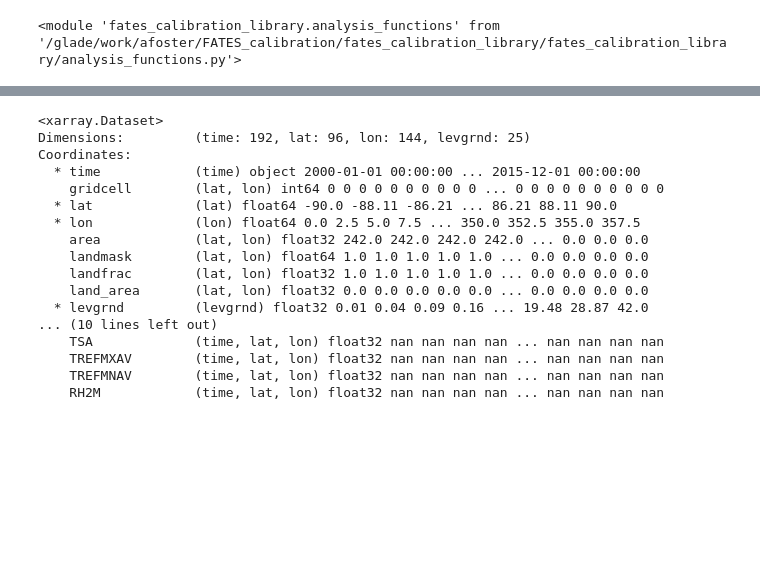
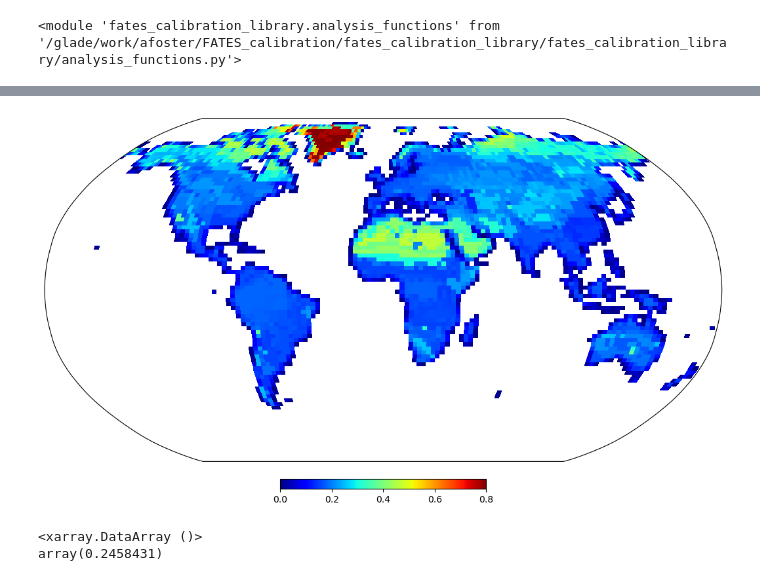
Before and after one commit to adrifoster/fates_calibration_library, a Jupyter notebook: notebooks/Untitled.ipynb, the cells around one changed output, grey strips where cells are left out. Cells and saved outputs as stored; diff of their text form; code cells hidden in the pictures; blank space fills up the shorter version.

```diff
--- a/notebooks/Untitled.ipynb
+++ b/notebooks/Untitled.ipynb
@@ -89,0 +101,25 @@ fates_gswp3 = analysis.post_process_ds(fates_gswp3_dir, fates_vars, whittaker_ds
+# %%
+def quick_map(dat, cmap, vmin=None, vmax=None):
+    figure, ax = plt.subplots(
+        1,
+        1,
+        figsize=(13, 6),
+        subplot_kw=dict(projection=ccrs.Robinson()),
+        layout="compressed",
+    )
+   # ax.coastlines()
+   # ax.add_feature(
+   #     cfeature.NaturalEarthFeature("physical", "ocean", "110m", facecolor="gray")
+   # )
+    # plot the color mesh
+    pcm = ax.pcolormesh(
+        dat.lon,
+        dat.lat,
+        dat,
+        transform=ccrs.PlateCarree(),
+        shading="auto",
+        cmap=cmap,
+        vmin=vmin,
+        vmax=vmax,
+    )
+    cbar = figure.colorbar(pcm, ax=ax, fraction=0.03, orientation="horizontal")
@@ -136,20 +137,0 @@ crujra.to_netcdf(os.path.join(out_dir, 'hist_crujra', 'crujra_hist.nc'))
-# %%
-crujra
-# %% [output]
-<xarray.Dataset>
-Dimensions:         (time: 192, lat: 96, lon: 144, levgrnd: 25)
-Coordinates:
-  * time            (time) object 2000-01-01 00:00:00 ... 2015-12-01 00:00:00
-    gridcell        (lat, lon) int64 0 0 0 0 0 0 0 0 0 0 ... 0 0 0 0 0 0 0 0 0 0
-  * lat             (lat) float64 -90.0 -88.11 -86.21 ... 86.21 88.11 90.0
-  * lon             (lon) float64 0.0 2.5 5.0 7.5 ... 350.0 352.5 355.0 357.5
-    area            (lat, lon) float32 242.0 242.0 242.0 242.0 ... 0.0 0.0 0.0
-    landmask        (lat, lon) float64 1.0 1.0 1.0 1.0 1.0 ... 0.0 0.0 0.0 0.0
-    landfrac        (lat, lon) float32 1.0 1.0 1.0 1.0 1.0 ... 0.0 0.0 0.0 0.0
-    land_area       (lat, lon) float32 0.0 0.0 0.0 0.0 0.0 ... 0.0 0.0 0.0 0.0
-  * levgrnd         (levgrnd) float32 0.01 0.04 0.09 0.16 ... 19.48 28.87 42.0
-... (10 lines left out)
-    TSA             (time, lat, lon) float32 nan nan nan nan ... nan nan nan nan
-    TREFMXAV        (time, lat, lon) float32 nan nan nan nan ... nan nan nan nan
-    TREFMNAV        (time, lat, lon) float32 nan nan nan nan ... nan nan nan nan
-    RH2M            (time, lat, lon) float32 nan nan nan nan ... nan nan nan nan
@@ -155,0 +141,21 @@ Coordinates:
+# %%
+var_name = 'FSR'
+mod_da = fates_crujra[var_name]
+da_glob = analysis.global_from_sparse(sparse_grid, mod_da, fates_crujra)
+fsr_ann = (analysis.calculate_annual_mean(da_glob, var_dict[var_name]['time_conversion_factor']).mean(dim='year'))
+# %%
+var_name = 'FSDS'
+mod_da = fates_crujra[var_name]
+da_glob = analysis.global_from_sparse(sparse_grid, mod_da, fates_crujra)
+fsds_ann = (analysis.calculate_annual_mean(da_glob, var_dict[var_name]['time_conversion_factor']).mean(dim='year'))
+# %%
+alb_ann = fsr_ann/fsds_ann
+# %%
+quick_map(alb_ann*target_grid.landfrac, 'jet', vmin=0.0, vmax=0.8)
+# %% [output]
+[figure, added]
+# %%
+analysis.area_mean(da_ann, var_dict[var_name]['area_conversion_factor'], target_grid.land_area)
+# %% [output]
+<xarray.DataArray ()>
+array(0.2458431)
```
Also changed, not shown: parts of 15 cells of this notebook, 9 other files.
